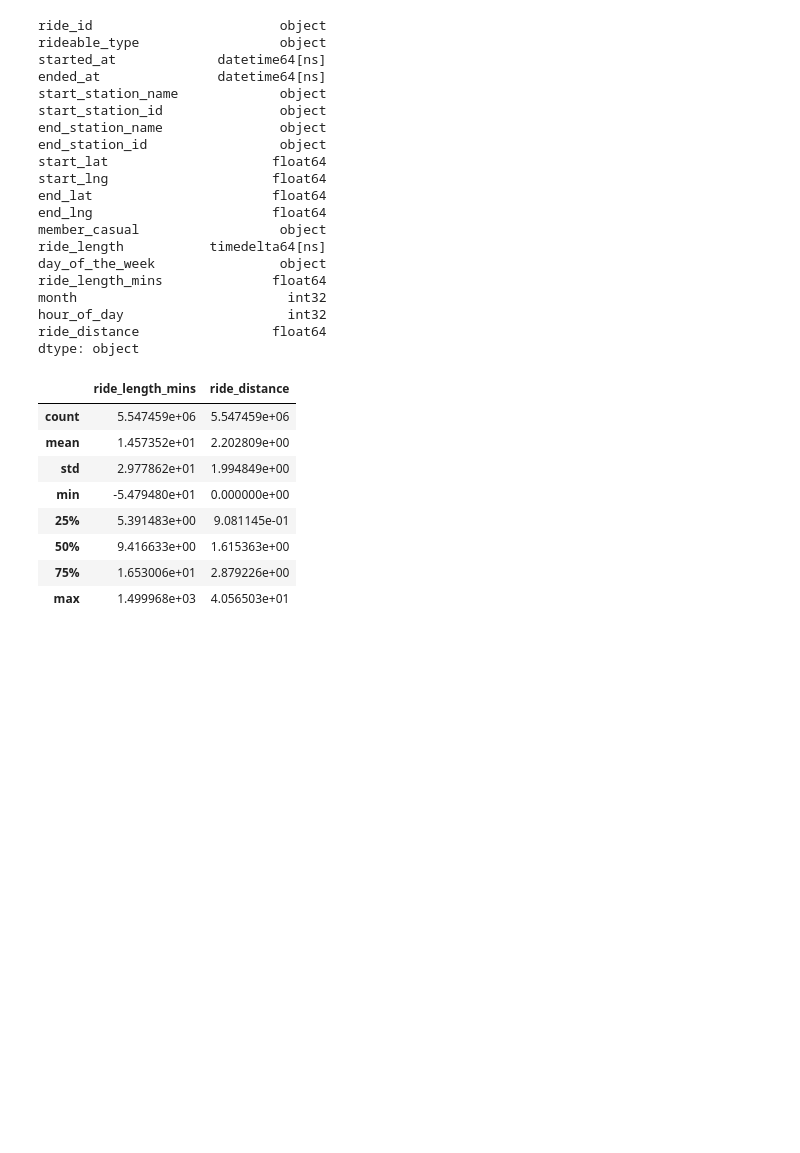
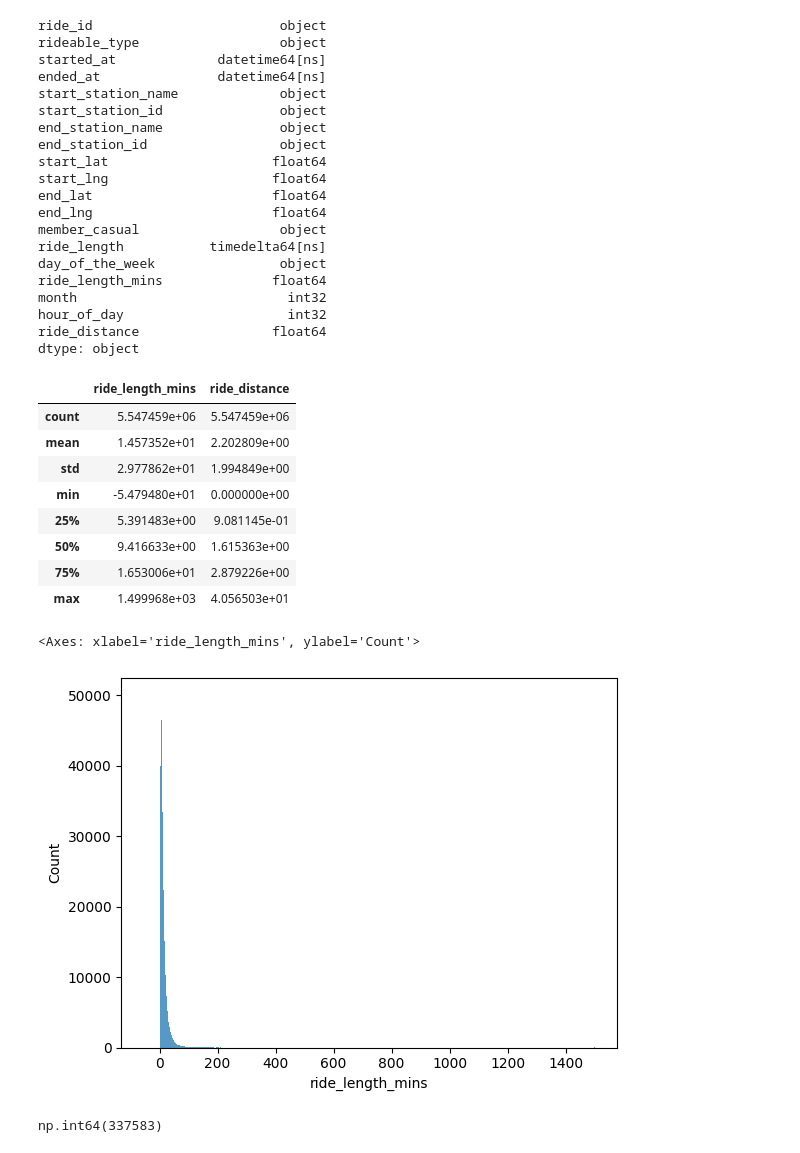
Before and after one commit to premsundar28/Cyclistic, a Jupyter notebook: master.ipynb, the cells around one changed output. Cells and saved outputs as stored; diff of their text form; code cells hidden in the pictures; blank space fills up the shorter version.

```diff
--- a/master.ipynb
+++ b/master.ipynb
@@ -283,3 +283,14 @@ master[['ride_length_mins' , 'ride_distance']].describe()
 
 # 4. VOLUMETRICS:
 # - COUNT: ~5.55 Million rides processed. This is a robust sample size for statistical significance.
+# %%
+sns.histplot(master['ride_length_mins'])
+# %% [output]
+<Axes: xlabel='ride_length_mins', ylabel='Count'>
+[figure, added]
+# %%
+# zero distance
+zero_distance_rides = master[master['ride_distance'] == 0]
+zero_distance_rides['ride_distance'].count()
+# %% [output]
+np.int64(337583)
```
Also changed, not shown: parts of 2 cells of this notebook.
